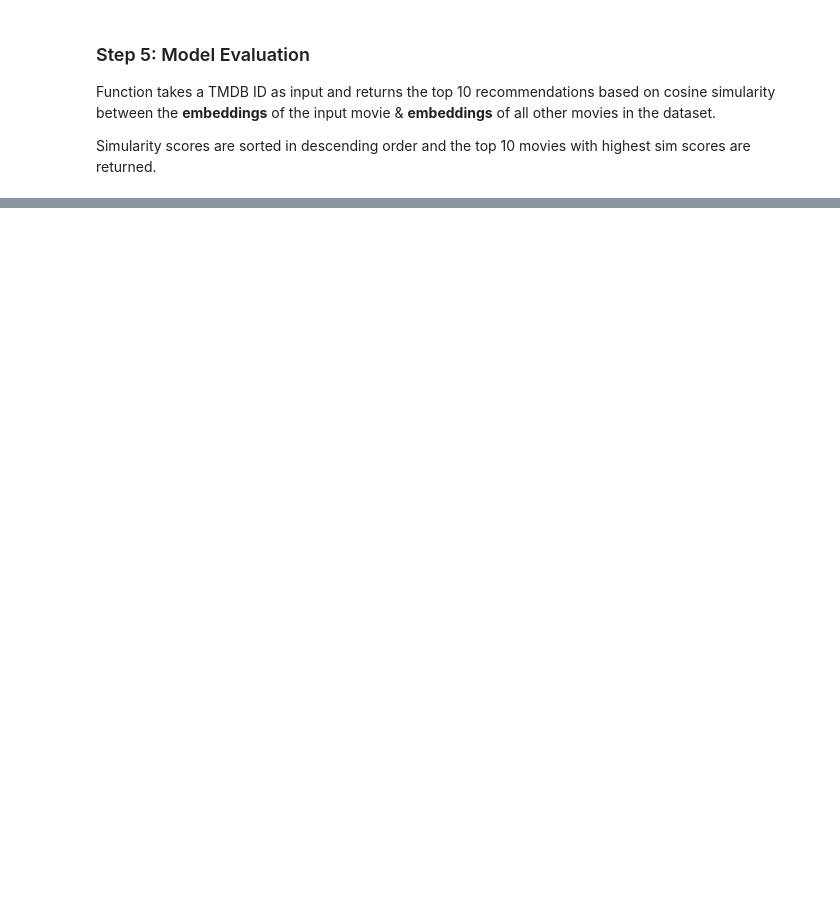
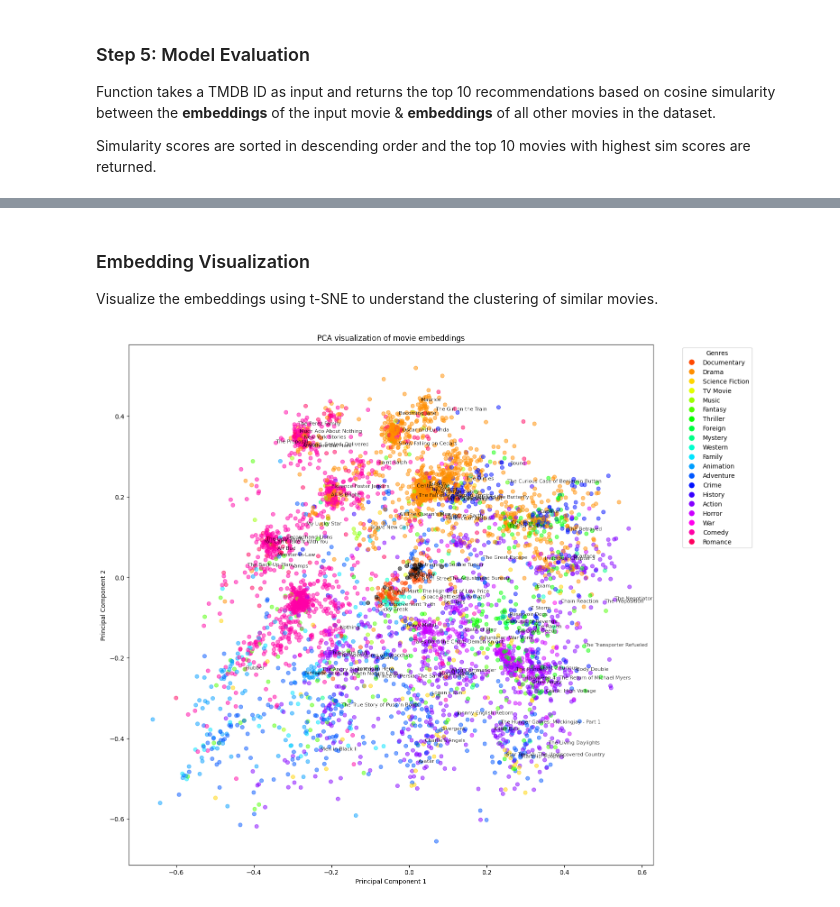
Before and after one commit to ISE-CS4445-AI/ai-project-meanmlmoviemachines, a Jupyter notebook: Content-Filtering/Content-Filtering.ipynb, the cells around one changed output, grey strips where cells are left out. Saved outputs shown, nothing was run; the diff lists cells and outputs as text; code cells hidden in the pictures; blank space fills up the shorter version.

Commit message:
Added visualization, made the model take more metadata and reduced epoch count for model brevity.

```diff
--- a/Content-Filtering/Content-Filtering.ipynb
+++ b/Content-Filtering/Content-Filtering.ipynb
@@ -70,7 +77,10 @@ The columns to drop are:
 
 These columns were removed because we didn't see a reason to implement them in the model since they have very little important metadata.
 # %%
-drop_cols = ['homepage', 'original_language', 'popularity', 'release_date', 'spoken_languages', 'status', 'original_title', 'revenue', 'vote_average', 'vote_count']
+drop_cols = ['budget', 'homepage', 'original_language',
+            'original_title', 'release_date', 'spoken_languages',
+            'status', 'revenue', 'vote_average',
+            'vote_count', 'popularity']
 df = df.drop(drop_cols, axis=1)
 # %% [markdown]
 ### Step 2: Extract metadata from columns
@@ -89,13 +99,26 @@ Encode the genres using MultiLabelBinarizer, and vectorize movie overview using
 # %%
 mlb = MultiLabelBinarizer()
 genre_features = mlb.fit_transform(df['genres_list'])
+keywords_features = mlb.fit_transform(df['keywords_list'])
+production_companies_features = mlb.fit_transform(df['production_companies'])
+production_countries_features = mlb.fit_transform(df['production_countries'])
 
 tfidf = TfidfVectorizer(max_features=1000, stop_words='english')
 overview_features = tfidf.fit_transform(df['overview'].fillna(''))
+title_features = tfidf.fit_transform(df['title'])
+tagline_features = tfidf.fit_transform(df['tagline'].fillna(''))
 # %% [markdown]
 Stack the encoded genres and vectorized movie overview into a single array, X, which is the model input.
 # %%
-X = np.hstack([genre_features, overview_features.toarray()])
+X = np.hstack([
+    genre_features,
+    keywords_features,
+    production_companies_features,
+    production_countries_features,
+    overview_features.toarray(),
+    title_features.toarray(),
+    tagline_features.toarray()
+    ])
 # %% [markdown]
 ### Step 4: Implementing the Neural Network Model
 
@@ -124,5 +147,5 @@ output_layer = Dense(input_dim, activation='linear')(embedding)
 model = Model(inputs=input_layer, outputs=output_layer)
 model.compile(optimizer='adam', loss='mse')
 
-model.fit(X, X, epochs=50, batch_size=32, validation_split=0.2)
+model.fit(X, X, epochs=20, batch_size=32, validation_split=0.2)
 # %% [output]
@@ -183,0 +224,29 @@ nn_recommend(19995) # Avatar, just to test the function
+# %% [markdown]
+### Embedding Visualization
+
+Visualize the embeddings using t-SNE to understand the clustering of similar movies.
+# %%
+pca = PCA(n_components=2)
+embeddings_2d = pca.fit_transform(embeddings)
+
+unique_genres = set([genre for sublist in df['genres_list'] for genre in sublist])
+palette = sns.color_palette("hsv", len(unique_genres))
+genre_color_map = {genre: palette[i] for i, genre in enumerate(unique_genres)}
+
+colors = [genre_color_map[df['genres_list'].iloc[i][0]] if df['genres_list'].iloc[i] else (0, 0, 0) for i in range(len(df))]
+
+plt.figure(figsize=(15, 15))
+scatter = plt.scatter(embeddings_2d[:, 0], embeddings_2d[:, 1], c=colors, alpha=0.5)
+
+for i in range(0, len(df), 50):  # Label every 20th point
+    plt.annotate(df['title'].iloc[i], (embeddings_2d[i, 0], embeddings_2d[i, 1]), fontsize=8, alpha=0.75)
+
+handles = [plt.Line2D([0], [0], marker='o', color='w', markerfacecolor=genre_color_map[genre], markersize=10) for genre in unique_genres]
+plt.legend(handles, unique_genres, title="Genres", bbox_to_anchor=(1.05, 1), loc='upper left')
+
+plt.title('PCA visualization of movie embeddings')
+plt.xlabel('Principal Component 1')
+plt.ylabel('Principal Component 2')
+plt.show()
+# %% [output]
+[figure, added]
```
Also changed, not shown: parts of 9 cells of this notebook, 2 other files.
